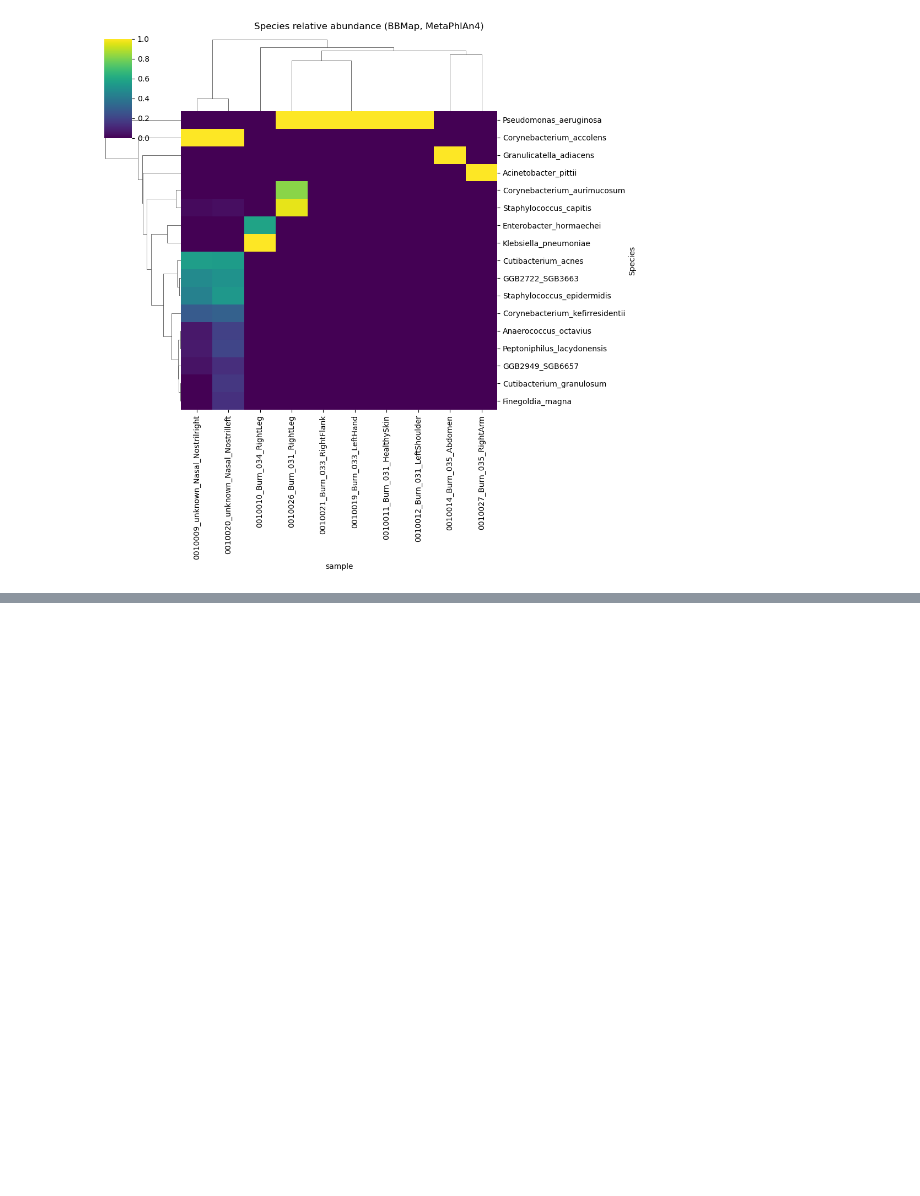
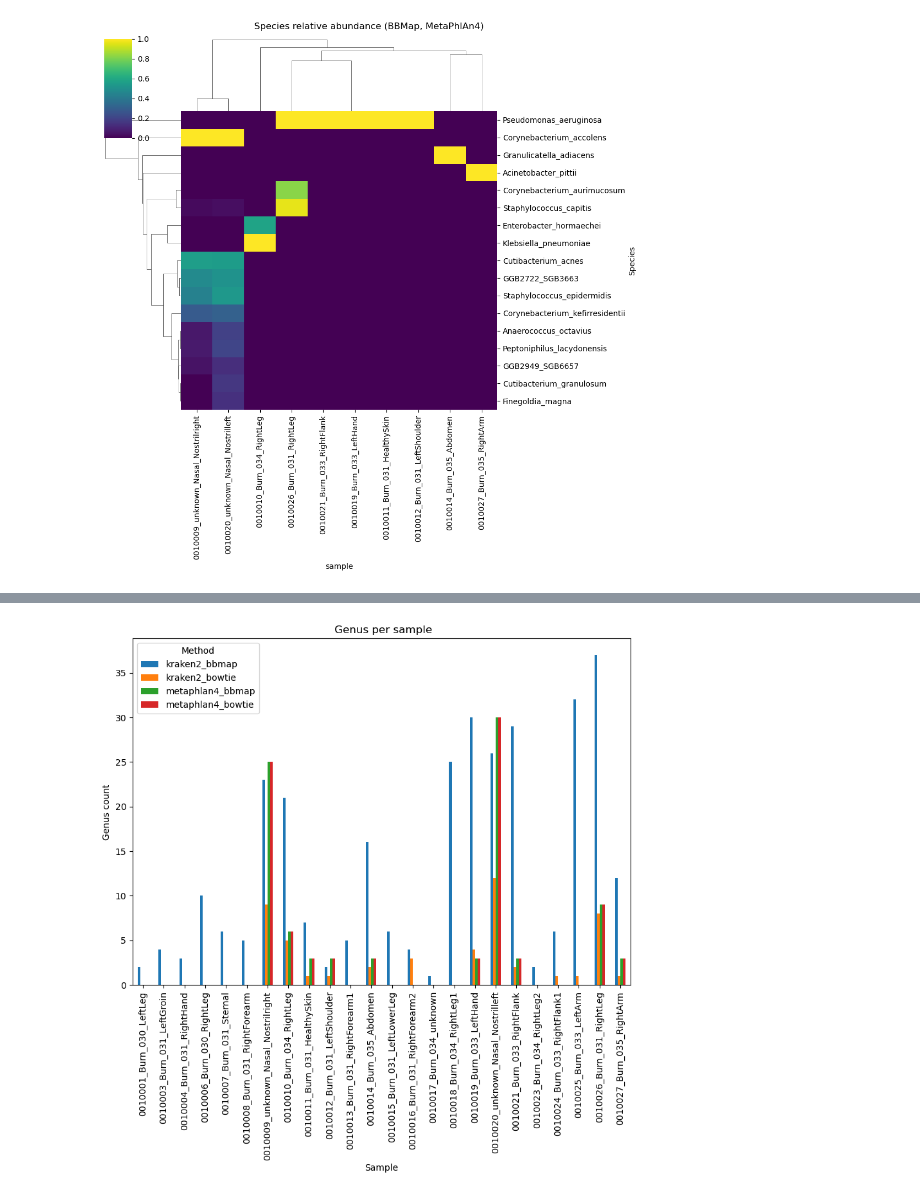
Before and after one commit to TomasDemeter/shotgun_metagenomics, a Jupyter notebook: workflow/scripts/plotting_notebook.ipynb, the cells around one changed output, grey strips where cells are left out. Cells and saved outputs as stored; diff of their text form; code cells hidden in the pictures; blank space fills up the shorter version.

```diff
--- a/workflow/scripts/plotting_notebook.ipynb
+++ b/workflow/scripts/plotting_notebook.ipynb
@@ -189,0 +239,4 @@ create_clustermap(metaphlan_bbmap, 10, "BBMap, MetaPhlAn4")
+# %%
+method_comparison_bact_taxa(merged_df, "Genus", 10)
+# %% [output]
+[figure, added]
```
Also changed, not shown: parts of 9 cells of this notebook, 3 other files.
